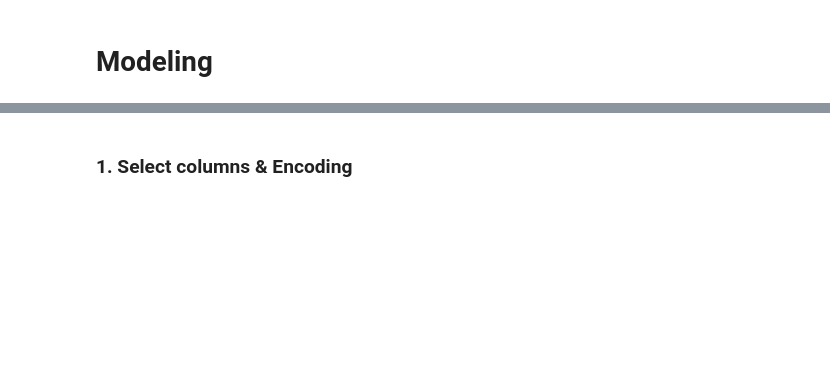
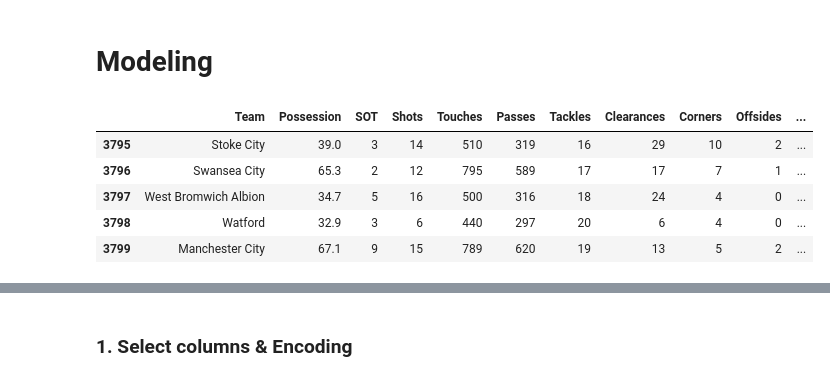
Before and after one commit to Romanism/Project, a Jupyter notebook: 03_Premierleague/03_Modeling.ipynb, the cells around one changed output, grey strips where cells are left out. Saved outputs shown, nothing was run; the diff lists cells and outputs as text; code cells hidden in the pictures; blank space fills up the shorter version.

```diff
--- a/03_Premierleague/03_Modeling.ipynb
+++ b/03_Premierleague/03_Modeling.ipynb
@@ -6,3 +6,12 @@ from function import *
 # load data
 train = pd.read_csv('data/train.csv')
 test = pd.read_csv('data/test.csv')
+# %%
+train.tail()
+# %% [output]
+|  | Team | Possession | SOT | Shots | Touches | Passes | Tackles | Clearances | Corners | Offsides | ... |
+| 3795 | Stoke City | 39.0 | 3 | 14 | 510 | 319 | 16 | 29 | 10 | 2 | ... |
+| 3796 | Swansea City | 65.3 | 2 | 12 | 795 | 589 | 17 | 17 | 7 | 1 | ... |
+| 3797 | West Bromwich Albion | 34.7 | 5 | 16 | 500 | 316 | 18 | 24 | 4 | 0 | ... |
+| 3798 | Watford | 32.9 | 3 | 6 | 440 | 297 | 20 | 6 | 4 | 0 | ... |
+| 3799 | Manchester City | 67.1 | 9 | 15 | 789 | 620 | 19 | 13 | 5 | 2 | ... |
```
Also changed, not shown: parts of 17 cells of this notebook, 9 other files.
